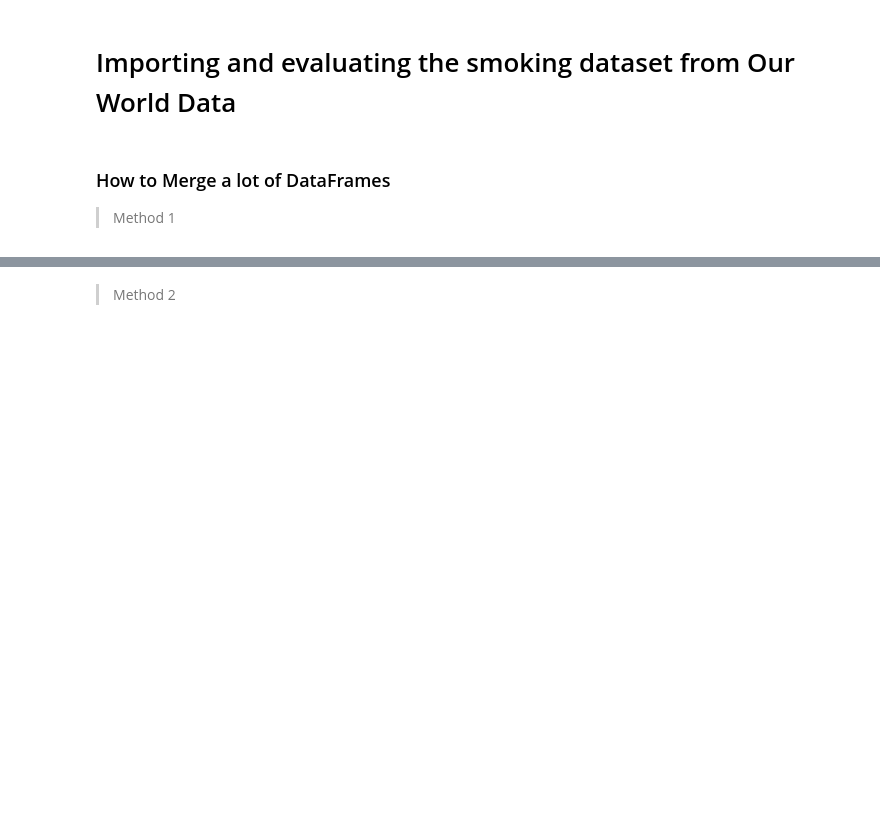
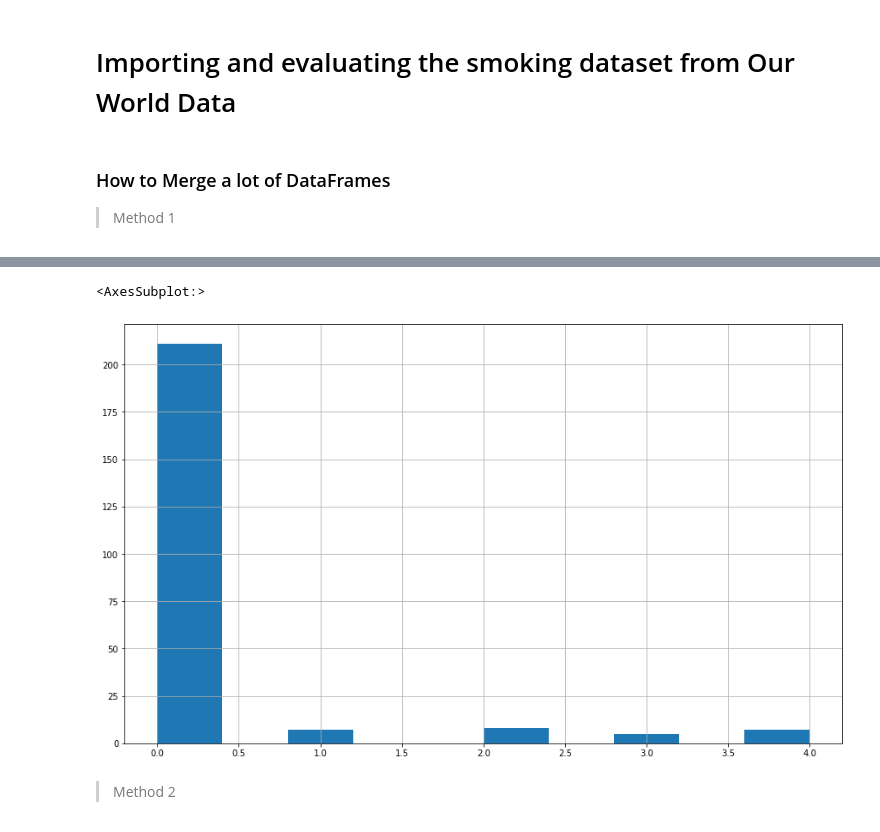
Before and after one commit to chacreton190/COVID-19, a Jupyter notebook: Code/COVID Manipulation 10-27-20.ipynb, the cells around one changed output, grey strips where cells are left out. Drawn from its saved outputs; the diff is of its cells as text; code cells hidden in the pictures; blank space fills up the shorter version.

```diff
--- a/Code/COVID Manipulation 10-27-20.ipynb
+++ b/Code/COVID Manipulation 10-27-20.ipynb
@@ -496,0 +510,17 @@ control = mers_sars_quat_make(control)
+# %%
+dfs = [smk_die_rate, smk_die_prop,hiv_prev, hiv_death, obese, pop, pop_den, age, diabet, mers, sars]
+merge = partial(pd.merge,on='code', how='outer')
+control = reduce(merge,dfs)
+#creating the quartile variable
+control = mers_sars_quat_make(control)
+# Creating the Sars Quartile
+control['sars_quart'] = 0
+control.loc[(control.sars_case_count > 0) & (control.sars_case_count <= control.loc[control.sars_case_count > 0]['sars_case_count'].describe()[4]), 'sars_quart']= 1
+control.loc[(control.sars_case_count > control.loc[control.sars_case_count > 0]['sars_case_count'].describe()[4]) & (control.sars_case_count <= control.loc[control.sars_case_count > 0]['sars_case_count'].describe()[5]), 'sars_quart']=2
+control.loc[(control.sars_case_count > control.loc[control.sars_case_count > 0]['sars_case_count'].describe()[5]) & (control.sars_case_count <= control.loc[control.sars_case_count > 0]['sars_case_count'].describe()[6]), 'sars_quart']=3
+control.loc[control.sars_case_count > control.loc[control.sars_case_count > 0]['sars_case_count'].describe()[6], 'sars_quart']=4
+control['mers_quart'] = 0
+control.loc[(control.mers_case_count > 0) & (control.mers_case_count <= control.loc[control.mers_case_count > 0]['mers_case_count'].describe()[4]), 'mers_quart']= 1
+control.loc[(control.mers_case_count > control.loc[control.mers_case_count > 0]['mers_case_count'].describe()[4]) & (control.mers_case_count <= control.loc[control.mers_case_count > 0]['mers_case_count'].describe()[5]), 'mers_quart']=2
+control.loc[(control.mers_case_count > control.loc[control.mers_case_count > 0]['mers_case_count'].describe()[5]) & (control.mers_case_count <= control.loc[control.mers_case_count > 0]['mers_case_count'].describe()[6]), 'mers_quart']=3
+control.loc[control.mers_case_count > control.loc[control.mers_case_count > 0]['mers_case_count'].describe()[6], 'mers_quart']=4
@@ -497,3 +566,8 @@ control = mers_sars_quat_make(control)
+# %%
+control.mers_quart.hist()
+# %% [output]
+<AxesSubplot:>
+[figure, added]
 # %% [markdown]
 > Method 2
 # %%
```
Also changed, not shown: parts of 109 cells of this notebook, 23 other files.
